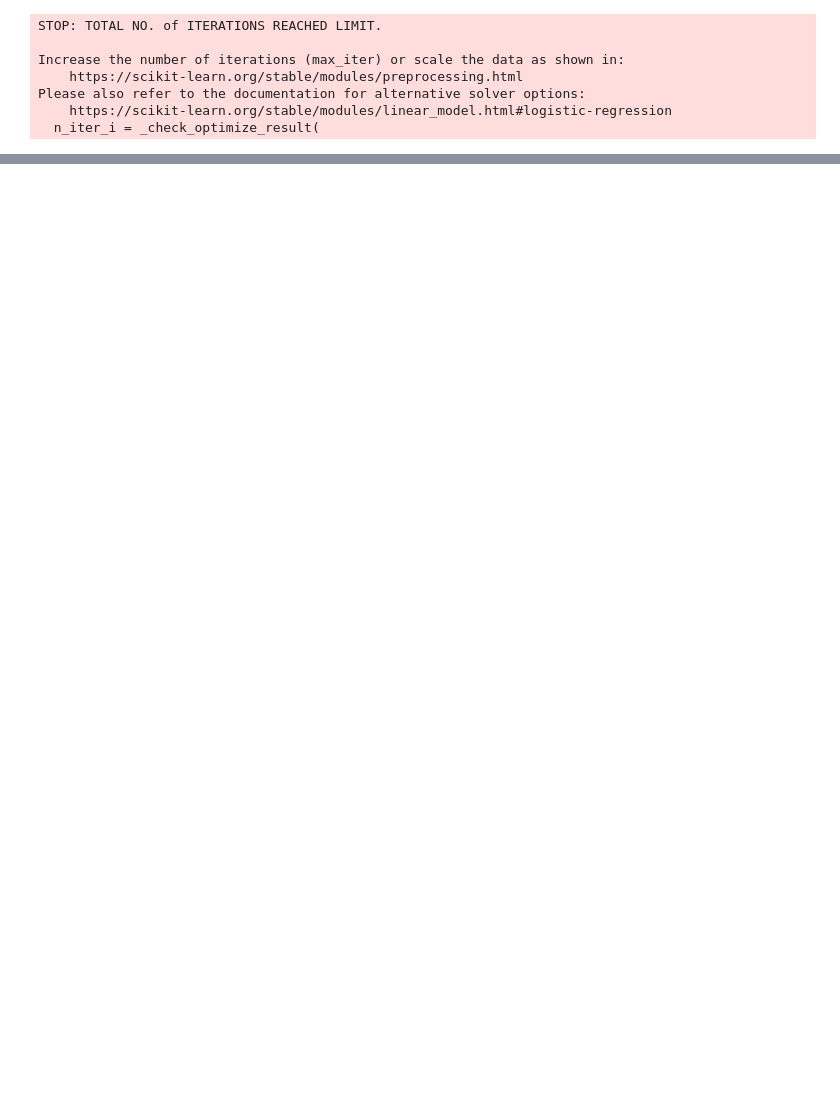
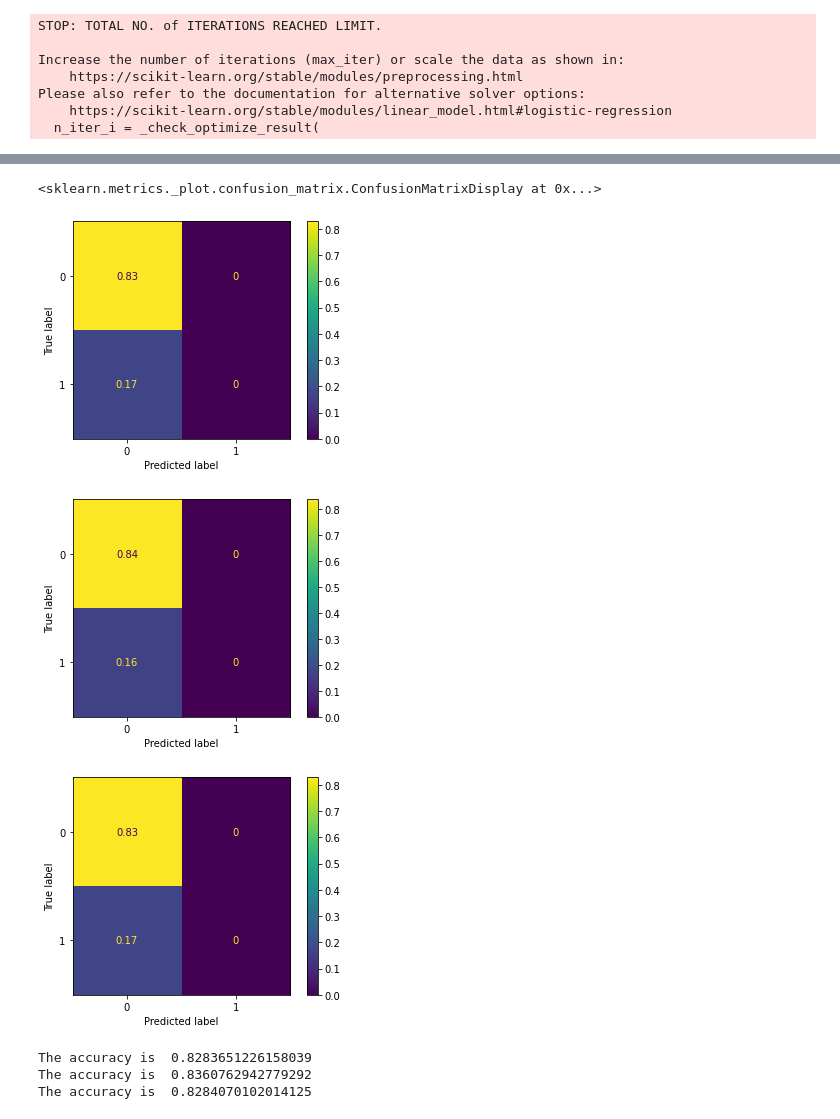
Before and after one commit to MaxHenk/2022_ML_EES, a Jupyter notebook: ML_PROJECT_MH.ipynb, the cells around one changed output, grey strips where cells are left out. Cells and saved outputs as stored; diff of their text form; code cells hidden in the pictures; blank space fills up the shorter version.

```diff
--- a/ML_PROJECT_MH.ipynb
+++ b/ML_PROJECT_MH.ipynb
@@ -205,4 +167,0 @@ X_train, X_test, y_train, y_test = train_test_split(X, y,
-# %%
-from sklearn.ensemble import RandomForestClassifier
-rfc = RandomForestClassifier()
-rfc.fit(X_train,y_train)
@@ -224,8 +167,0 @@ plt.show()
-# %%
-# Split the data into a training and test set
-X_train, X_test, y_train, y_test = train_test_split(X, y)
-
-print(f'Shape X_train: {X_train.shape}')
-print(f'Shape y_train: {y_train.shape}')
-print(f'Shape X_test: {X_test.shape}')
-print(f'Shape y_test: {y_test.shape}')
@@ -296,0 +176,9 @@ TypeError: ignored
+# %%
+from sklearn.svm import SVC
+
+svm_clf = SVC(gamma="auto")
+svm_clf.fit(X_train,y_train)
+
+svc_prediction_train = svm_clf.predict(X_train)
+svc_prediction_valid = svm_clf.predict(X_valid)
+svc_prediction_test = svm_clf.predict(X_test)
@@ -296,0 +200,29 @@ TypeError: ignored
+# %%
+svc_acc_train = accuracy_score(y_train, svc_prediction_train)
+svc_acc_valid = accuracy_score(y_valid, svc_prediction_valid)
+svc_acc_test = accuracy_score(y_test, svc_prediction_test)
+
+cm = confusion_matrix(y_train, svc_prediction_train, normalize='pred') # Get a confusion matrix 'cm', use 'pred' for the normalize option
+disp = ConfusionMatrixDisplay(confusion_matrix= cm) # Use ConfusionMatrixDisplay to visualize 'cm'
+disp.plot()
+
+cm = confusion_matrix(y_valid, svc_prediction_valid, normalize='pred') # Get a confusion matrix 'cm', use 'pred' for the normalize option
+disp = ConfusionMatrixDisplay(confusion_matrix= cm) # Use ConfusionMatrixDisplay to visualize 'cm'
+disp.plot()
+
+cm = confusion_matrix(y_test, svc_prediction_test, normalize='pred') # Get a confusion matrix 'cm', use 'pred' for the normalize option
+disp = ConfusionMatrixDisplay(confusion_matrix= cm) # Use ConfusionMatrixDisplay to visualize 'cm'
+disp.plot()
+# %% [output]
+<sklearn.metrics._plot.confusion_matrix.ConfusionMatrixDisplay at 0x...>
+[figure, added]
+[figure, added]
+[figure, added]
+# %%
+print('The accuracy is ',svc_acc_train)
+print('The accuracy is ',svc_acc_valid)
+print('The accuracy is ',svc_acc_test)
+# %% [output]
+The accuracy is  0.8283651226158039
+The accuracy is  0.8360762942779292
+The accuracy is  0.8284070102014125
```
Also changed, not shown: parts of 21 cells of this notebook.
